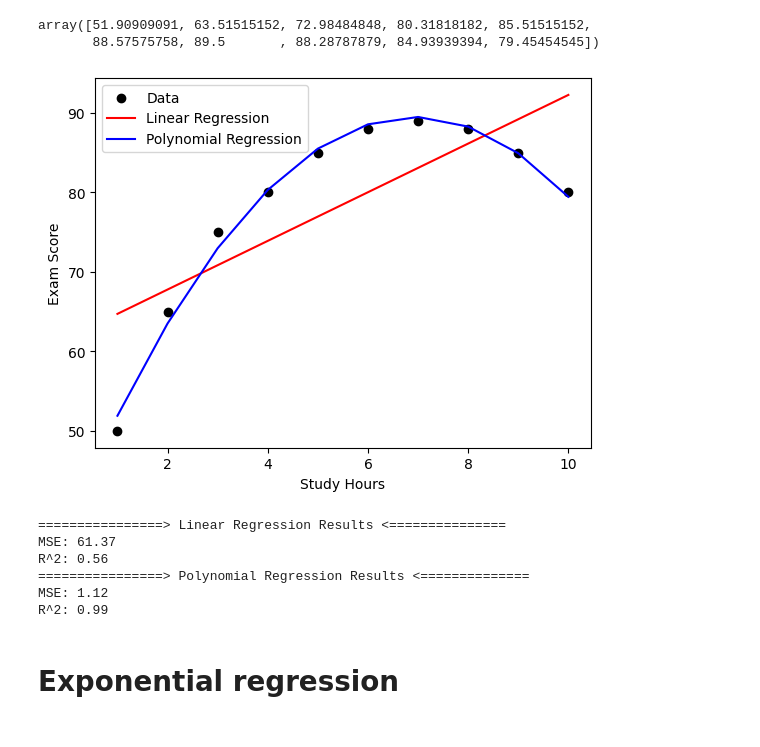
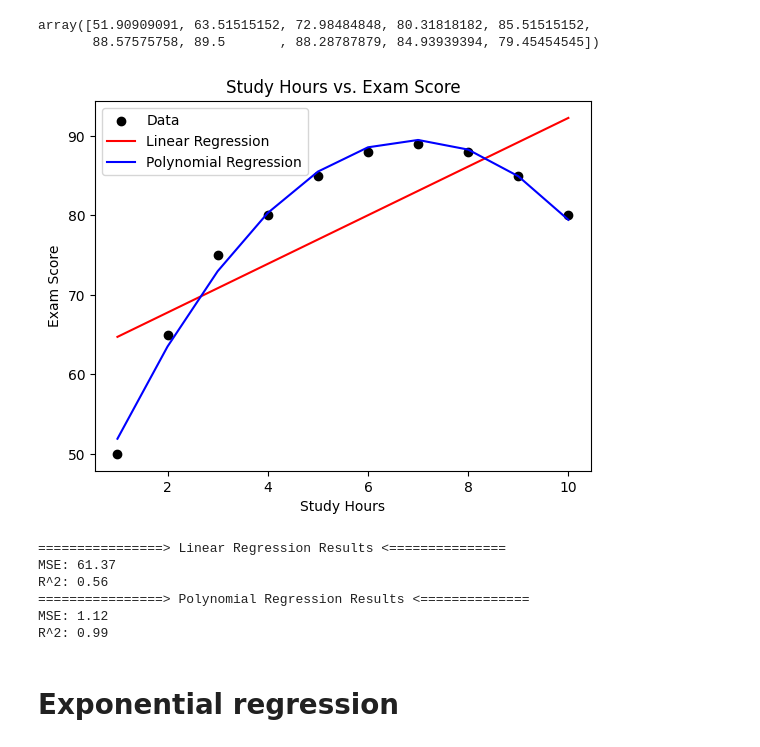
Before and after one commit to WilfridoTA/AdvancedAI_Python-Stats, a Jupyter notebook: Parte 2/Advanced_Regression_Analysis_part_1.ipynb, the cells around one changed output. Saved outputs shown, nothing was run; the diff lists cells and outputs as text; code cells hidden in the pictures.

```diff
--- a/Parte 2/Advanced_Regression_Analysis_part_1.ipynb
+++ b/Parte 2/Advanced_Regression_Analysis_part_1.ipynb
@@ -47,24 +43,25 @@ array([51.90909091, 63.51515152, 72.98484848, 80.31818182, 85.51515152,
 # %%
 # Plot results
 plt.figure()
 plt.scatter(df_x, df_y, label='Data', color='black')
 plt.plot(df_x, y_lin_pred, label='Linear Regression', color='red')
 plt.plot(df_x, y_poly_pred, label='Polynomial Regression', color='blue')
 plt.xlabel('Study Hours')
 plt.ylabel('Exam Score')
 plt.legend()
+plt.title('Study Hours vs. Exam Score')
 plt.show()
 
 # Evaluate the models
 print("================> Linear Regression Results <===============")
 print(f"MSE: {mean_squared_error(df_y, y_lin_pred):.2f}")
 print(f"R^2: {r2_score(df_y, y_lin_pred):.2f}")
 
 print("================> Polynomial Regression Results <==============")
 print(f"MSE: {mean_squared_error(df_y, y_poly_pred):.2f}")
 print(f"R^2: {r2_score(df_y, y_poly_pred):.2f}")
 # %% [output]
-[figure, old version]
+[figure, new version]
 ================> Linear Regression Results <===============
 MSE: 61.37
 R^2: 0.56
```
Also changed, not shown: parts of 4 cells of this notebook.
